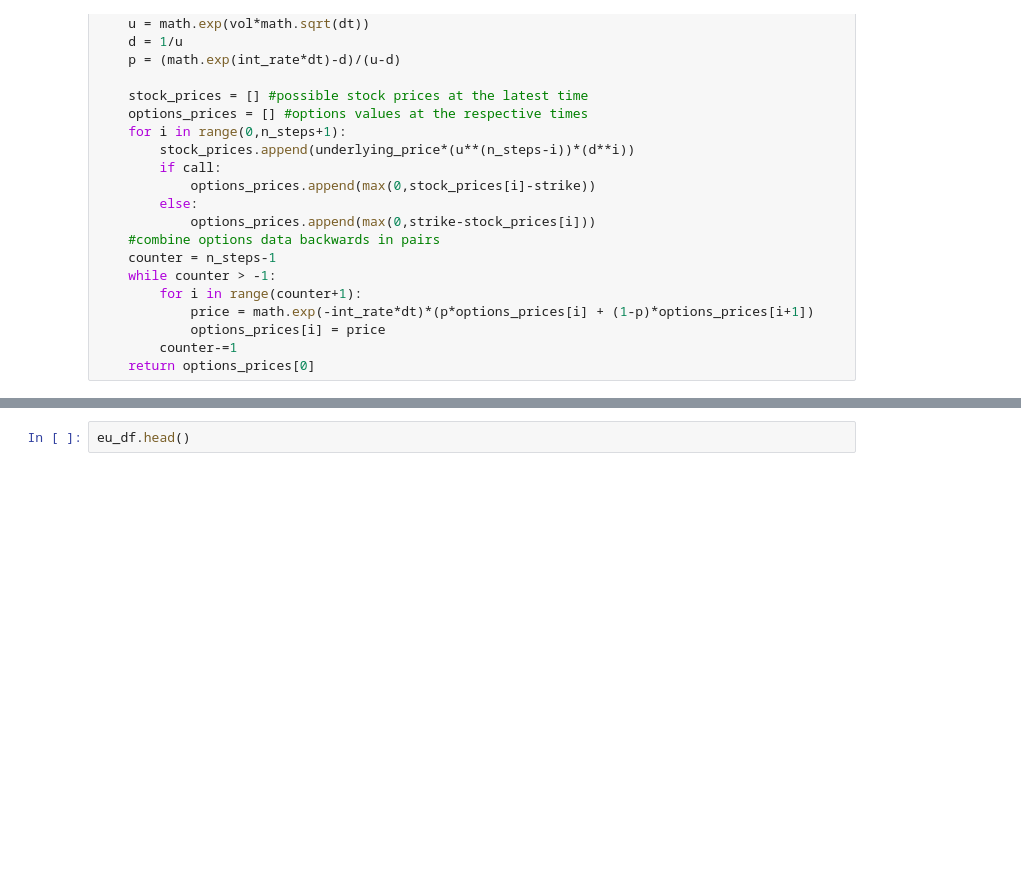
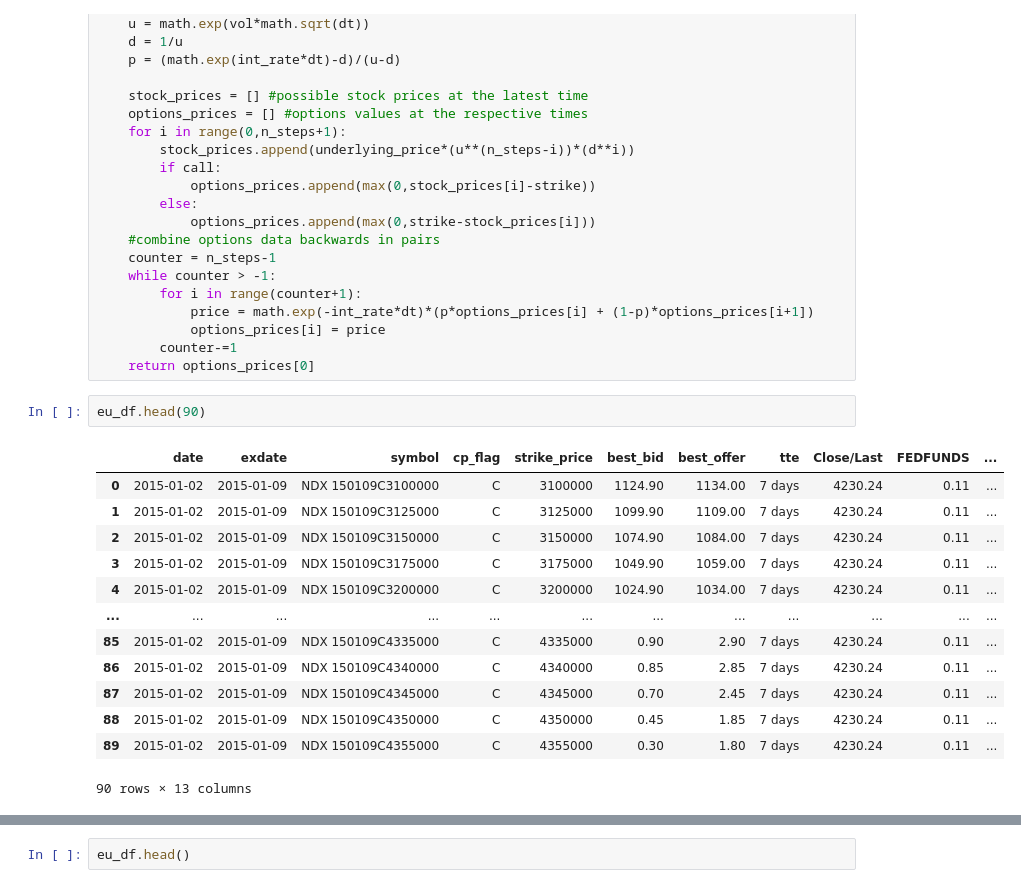
Before and after one commit to ili23/CDS-QF-Options-Pricing-Model, a Jupyter notebook: binomial_model.ipynb, the cells around one changed output, grey strips where cells are left out. Cells and saved outputs as stored; diff of their text form; blank space fills up the shorter version.

```diff
--- a/binomial_model.ipynb
+++ b/binomial_model.ipynb
@@ -103,5 +83,21 @@ def simple_european_binomial_model(n_steps, vol, underlying_price, strike, tte,
             options_prices[i] = price
         counter-=1
     return options_prices[0]
+# %%
+eu_df.head(90)
+# %% [output]
+|  | date | exdate | symbol | cp_flag | strike_price | best_bid | best_offer | tte | Close/Last | FEDFUNDS | ... |
+| 0 | 2015-01-02 | 2015-01-09 | NDX 150109C3100000 | C | 3100000 | 1124.90 | 1134.00 | 7 days | 4230.24 | 0.11 | ... |
+| 1 | 2015-01-02 | 2015-01-09 | NDX 150109C3125000 | C | 3125000 | 1099.90 | 1109.00 | 7 days | 4230.24 | 0.11 | ... |
+| 2 | 2015-01-02 | 2015-01-09 | NDX 150109C3150000 | C | 3150000 | 1074.90 | 1084.00 | 7 days | 4230.24 | 0.11 | ... |
+| 3 | 2015-01-02 | 2015-01-09 | NDX 150109C3175000 | C | 3175000 | 1049.90 | 1059.00 | 7 days | 4230.24 | 0.11 | ... |
+| 4 | 2015-01-02 | 2015-01-09 | NDX 150109C3200000 | C | 3200000 | 1024.90 | 1034.00 | 7 days | 4230.24 | 0.11 | ... |
+| ... | ... | ... | ... | ... | ... | ... | ... | ... | ... | ... | ... |
+| 85 | 2015-01-02 | 2015-01-09 | NDX 150109C4335000 | C | 4335000 | 0.90 | 2.90 | 7 days | 4230.24 | 0.11 | ... |
+| 86 | 2015-01-02 | 2015-01-09 | NDX 150109C4340000 | C | 4340000 | 0.85 | 2.85 | 7 days | 4230.24 | 0.11 | ... |
+| 87 | 2015-01-02 | 2015-01-09 | NDX 150109C4345000 | C | 4345000 | 0.70 | 2.45 | 7 days | 4230.24 | 0.11 | ... |
+| 88 | 2015-01-02 | 2015-01-09 | NDX 150109C4350000 | C | 4350000 | 0.45 | 1.85 | 7 days | 4230.24 | 0.11 | ... |
+| 89 | 2015-01-02 | 2015-01-09 | NDX 150109C4355000 | C | 4355000 | 0.30 | 1.80 | 7 days | 4230.24 | 0.11 | ... |
+90 rows × 13 columns
 # %%
 #To test other models, just change the parameters needed, docs will be added later
```
Also changed, not shown: parts of 5 cells of this notebook.
